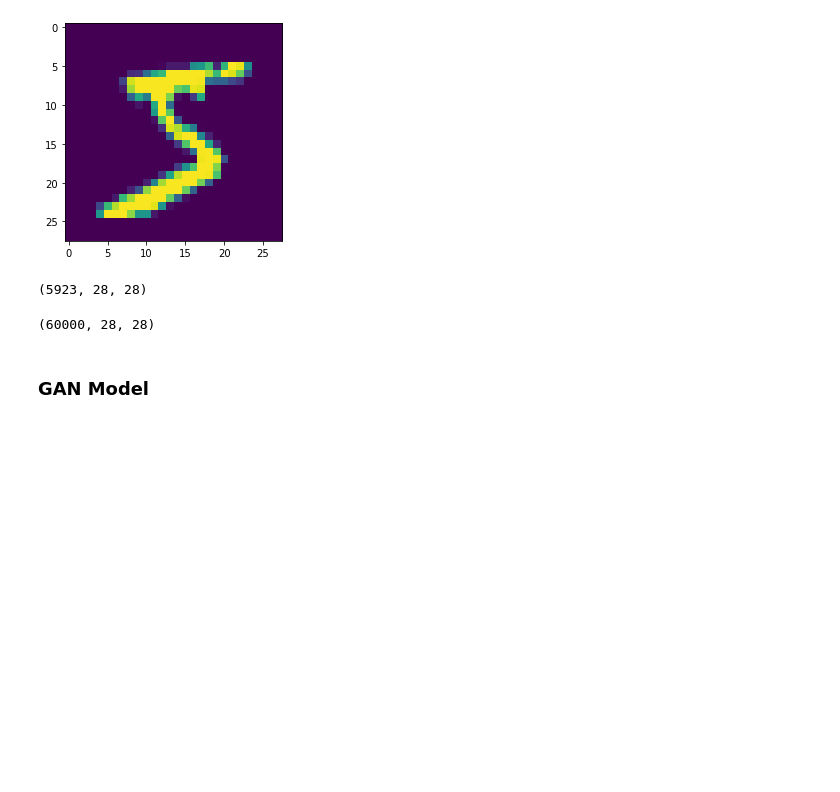
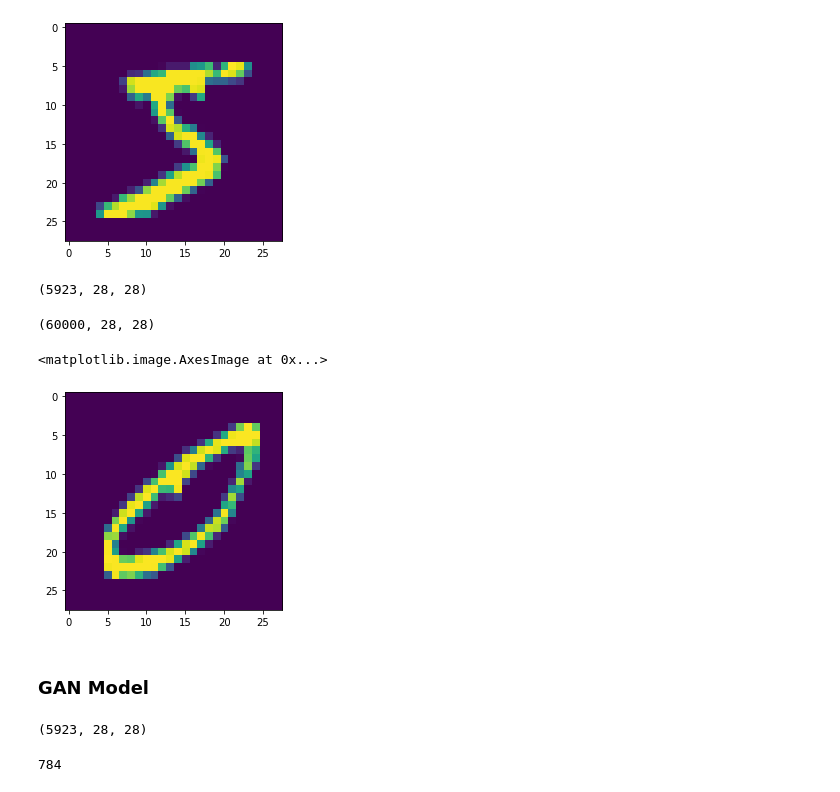
Before and after one commit to mxagar/data_science_python_tools, a Jupyter notebook: 19_NeuralNetworks_Keras/19_10_Keras_GANs/19_10_Keras_GANs_Intro_MNIST.ipynb, the cells around one changed output. Drawn from its saved outputs; the diff is of its cells as text; code cells hidden in the pictures; blank space fills up the shorter version.

```diff
--- a/19_NeuralNetworks_Keras/19_10_Keras_GANs/19_10_Keras_GANs_Intro_MNIST.ipynb
+++ b/19_NeuralNetworks_Keras/19_10_Keras_GANs/19_10_Keras_GANs_Intro_MNIST.ipynb
@@ -118,5 +125,10 @@ only_zeros.shape
 X_train.shape
 # %% [output]
 (60000, 28, 28)
+# %%
+plt.imshow(only_zeros[101])
+# %% [output]
+<matplotlib.image.AxesImage at 0x...>
+[figure, added]
 # %% [markdown]
 ### GAN Model
@@ -122,0 +139,8 @@ X_train.shape
+# %%
+only_zeros.shape
+# %% [output]
+(5923, 28, 28)
+# %%
+28*28
+# %% [output]
+784
```
Also changed, not shown: parts of 32 cells of this notebook.
